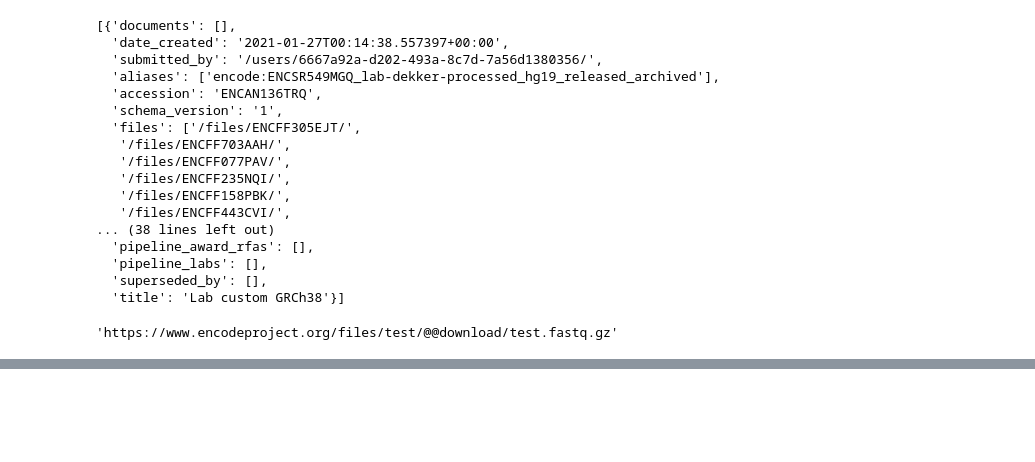
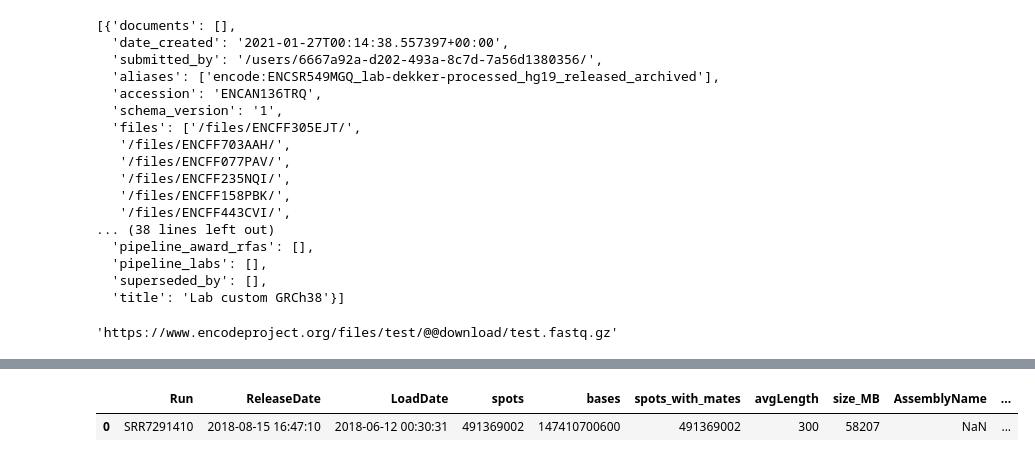
Before and after one commit to joreynajr/HiCnv, a Jupyter notebook: workflow/notebooks/ENCODE_API_Parsing.ipynb, the cells around one changed output, grey strips where cells are left out. Saved outputs shown, nothing was run; the diff lists cells and outputs as text; code cells hidden in the pictures; blank space fills up the shorter version.

```diff
--- a/workflow/notebooks/ENCODE_API_Parsing.ipynb
+++ b/workflow/notebooks/ENCODE_API_Parsing.ipynb
@@ -45,0 +69,8 @@ download_link
+# %%
+fn = "/mnt/BioAdHoc/Groups/vd-ay/jreyna/projects/HiCnv/results/main/HL60S4_14_Pore/reads/SRR7291410.meta.csv"
+meta = read_csv(fn,)
+# %%
+meta
+# %% [output]
+|  | Run | ReleaseDate | LoadDate | spots | bases | spots_with_mates | avgLength | size_MB | AssemblyName | ... |
+| 0 | SRR7291410 | 2018-08-15 16:47:10 | 2018-06-12 00:30:31 | 491369002 | 147410700600 | 491369002 | 300 | 58207 | NaN | ... |
```
Also changed, not shown: parts of 3 cells of this notebook.
